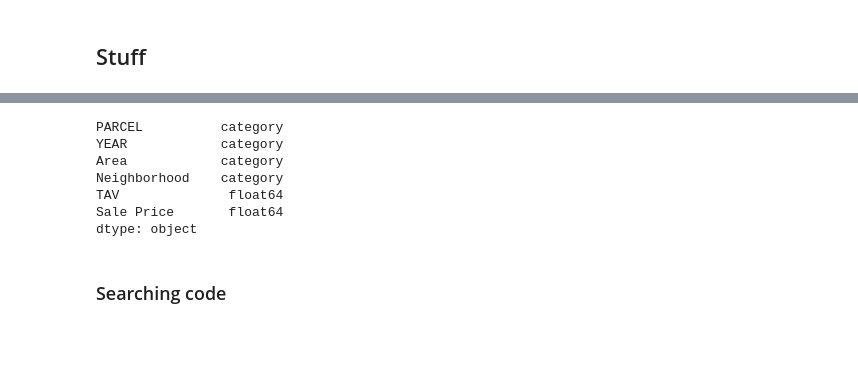
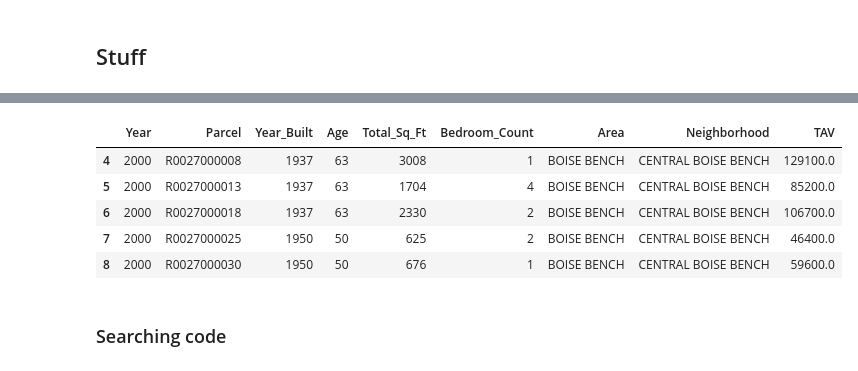
Before and after one commit to b-a-delight/Senior-Project, a Jupyter notebook: Data-Exploration.ipynb, the cells around one changed output, grey strips where cells are left out. Cells and saved outputs as stored; diff of their text form; code cells hidden in the pictures; blank space fills up the shorter version.

```diff
--- a/Data-Exploration.ipynb
+++ b/Data-Exploration.ipynb
@@ -73,12 +77,11 @@ myN.head()
-# %%
-myN.dtypes
-# %% [output]
-PARCEL          category
-YEAR            category
-Area            category
-Neighborhood    category
-TAV              float64
-Sale Price       float64
-dtype: object
+# %%
+myA.head()
+# %% [output]
+|  | Year | Parcel | Year_Built | Age | Total_Sq_Ft | Bedroom_Count | Area | Neighborhood | TAV |
+| 4 | 2000 | R0027000008 | 1937 | 63 | 3008 | 1 | BOISE BENCH | CENTRAL BOISE BENCH | 129100.0 |
+| 5 | 2000 | R0027000013 | 1937 | 63 | 1704 | 4 | BOISE BENCH | CENTRAL BOISE BENCH | 85200.0 |
+| 6 | 2000 | R0027000018 | 1937 | 63 | 2330 | 2 | BOISE BENCH | CENTRAL BOISE BENCH | 106700.0 |
+| 7 | 2000 | R0027000025 | 1950 | 50 | 625 | 2 | BOISE BENCH | CENTRAL BOISE BENCH | 46400.0 |
+| 8 | 2000 | R0027000030 | 1950 | 50 | 676 | 1 | BOISE BENCH | CENTRAL BOISE BENCH | 59600.0 |
 # %% [markdown]
 ### Searching code
```
Also changed, not shown: parts of 45 cells of this notebook, 5 other files.
